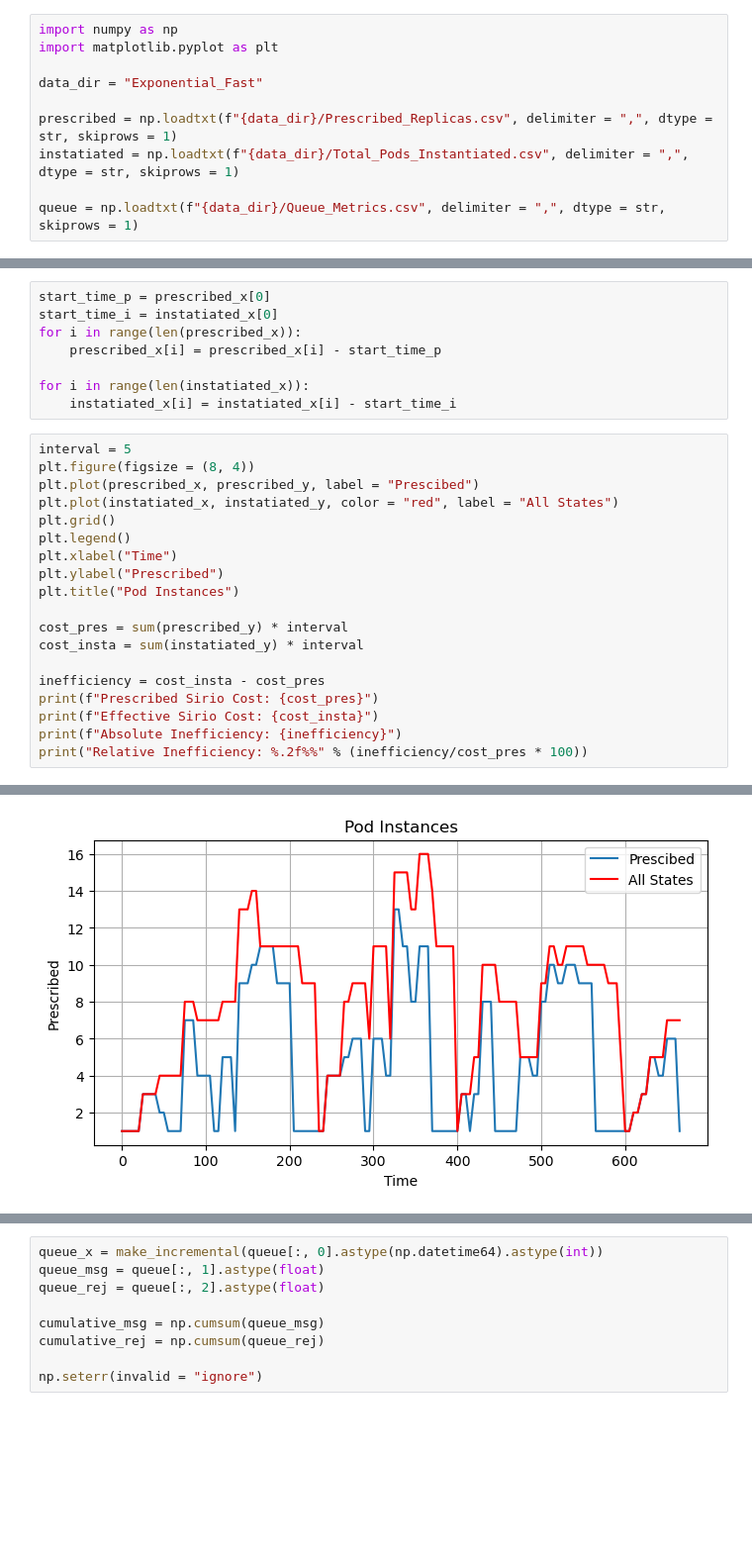
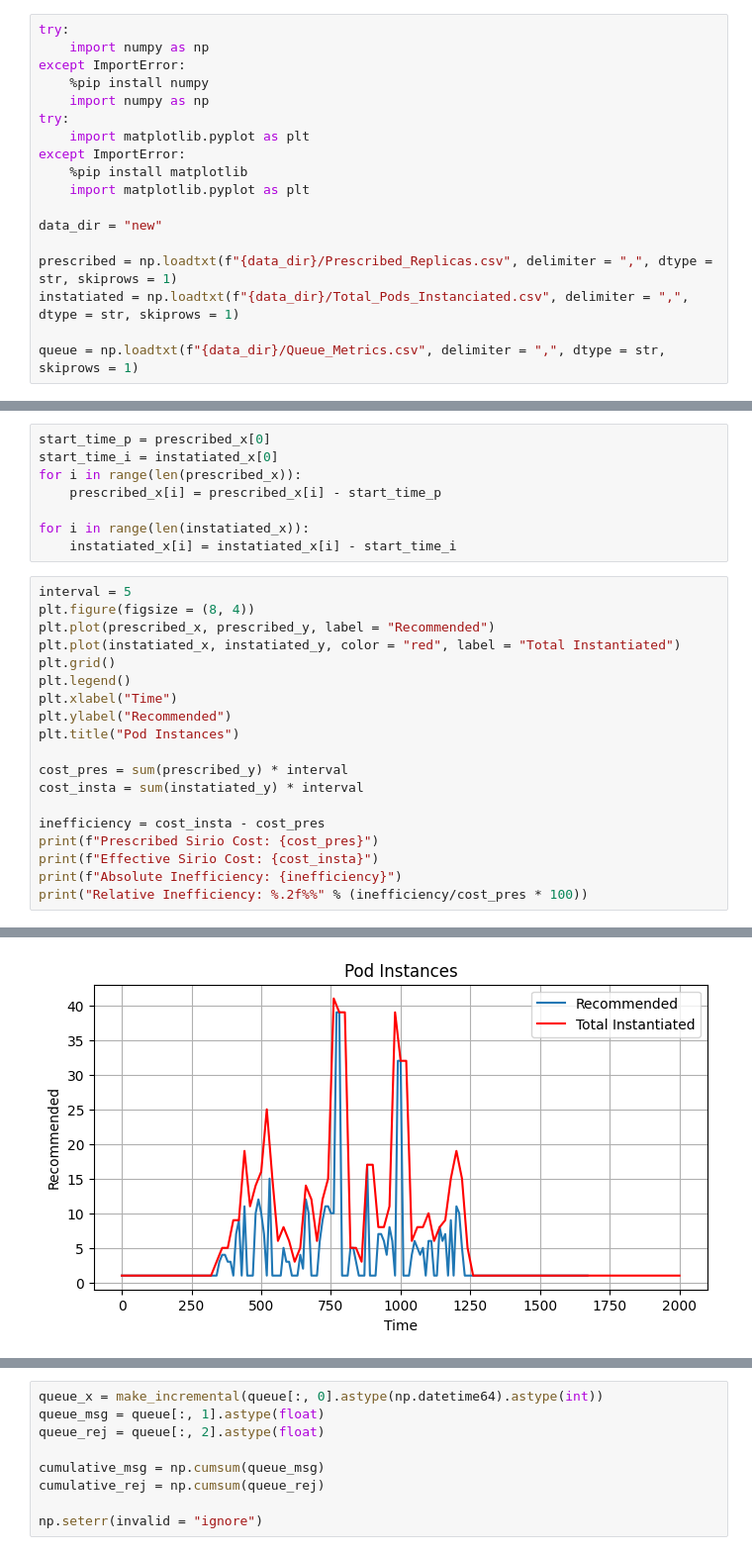
Before and after one commit to Berags/oris-predictive-autoscaler, a Jupyter notebook: Experiments/Show_result.ipynb, the cells around one changed output, grey strips where cells are left out. Shown at 99% size. Saved outputs shown, nothing was run; the diff lists cells and outputs as text; blank space fills up the shorter version.

```diff
--- a/Experiments/Show_result.ipynb
+++ b/Experiments/Show_result.ipynb
@@ -1,11 +1,19 @@
 # %%
-import numpy as np
-import matplotlib.pyplot as plt
+try:
+    import numpy as np
+except ImportError:
+    %pip install numpy
+    import numpy as np
+try:
+    import matplotlib.pyplot as plt
+except ImportError:
+    %pip install matplotlib
+    import matplotlib.pyplot as plt
 
-data_dir = "Exponential_Fast"
+data_dir = "new"
 
 prescribed = np.loadtxt(f"{data_dir}/Prescribed_Replicas.csv", delimiter = ",", dtype = str, skiprows = 1)
-instatiated = np.loadtxt(f"{data_dir}/Total_Pods_Instantiated.csv", delimiter = ",", dtype = str, skiprows = 1)
+instatiated = np.loadtxt(f"{data_dir}/Total_Pods_Instanciated.csv", delimiter = ",", dtype = str, skiprows = 1)
 
 queue = np.loadtxt(f"{data_dir}/Queue_Metrics.csv", delimiter = ",", dtype = str, skiprows = 1)
 # %%
@@ -38,12 +46,12 @@ for i in range(len(instatiated_x)):
 # %%
 interval = 5
 plt.figure(figsize = (8, 4))
-plt.plot(prescribed_x, prescribed_y, label = "Prescibed")
-plt.plot(instatiated_x, instatiated_y, color = "red", label = "All States")
+plt.plot(prescribed_x, prescribed_y, label = "Recommended")
+plt.plot(instatiated_x, instatiated_y, color = "red", label = "Total Instantiated")
 plt.grid()
 plt.legend()
 plt.xlabel("Time")
-plt.ylabel("Prescribed")
+plt.ylabel("Recommended")
 plt.title("Pod Instances")
 
 cost_pres = sum(prescribed_y) * interval
@@ -62,4 +70,4 @@ Relative Inefficiency: 67.93%
-[figure, old version]
+[figure, new version]
 # %%
 cumulative_prescribed_cost = [0] * len(prescribed_y)
 cumulative_effective_cost = [0] * len(instatiated_y)
```
Also changed, not shown: parts of 2 cells of this notebook, 33 other files.
